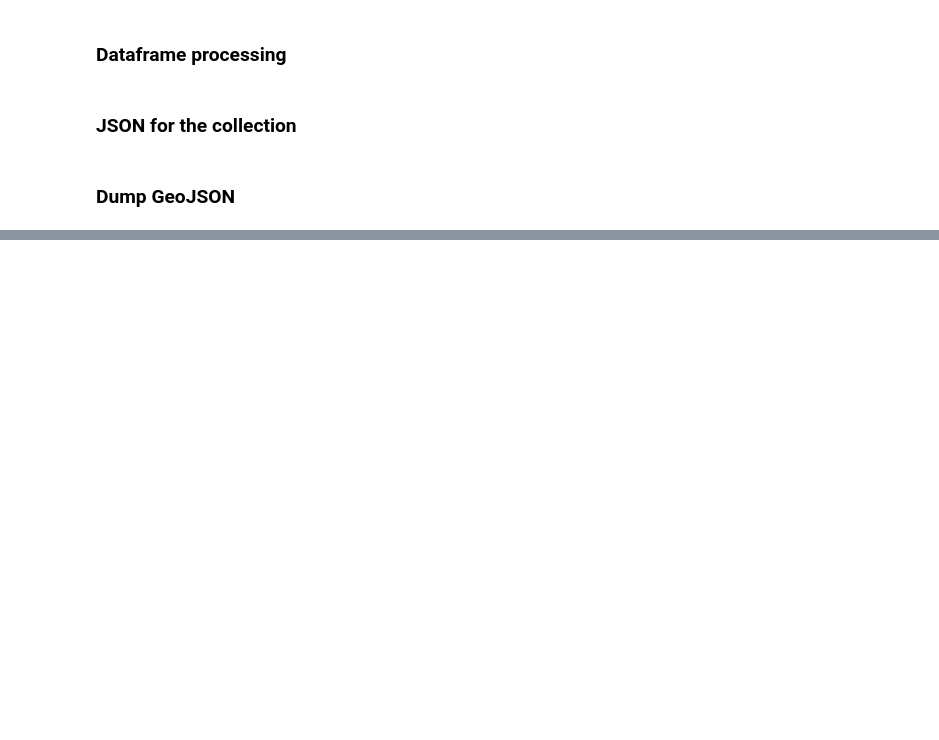
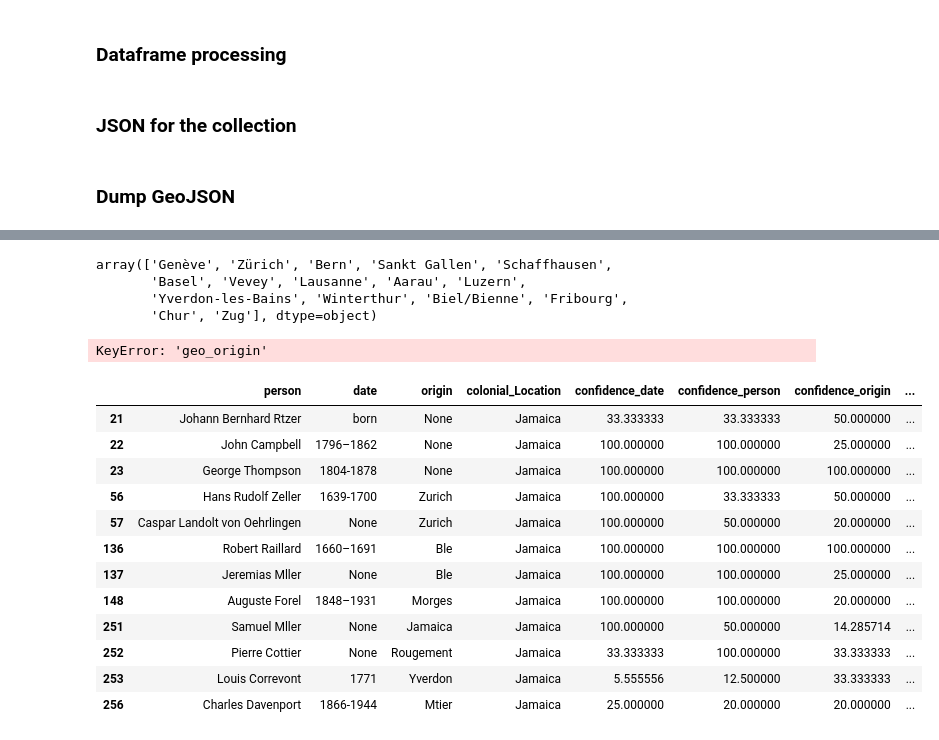
Before and after one commit to ych-wang/Colonial-heritage-in-Switzerland, a Jupyter notebook: GeoJson.ipynb, the cells around one changed output, grey strips where cells are left out. Cells and saved outputs as stored; diff of their text form; code cells hidden in the pictures; blank space fills up the shorter version.

```diff
--- a/GeoJson.ipynb
+++ b/GeoJson.ipynb
@@ -97,0 +114,27 @@ a_file = json.dump(overall_json, a_file)
+# %%
+df['origin_geo_name'].unique()
+# %% [output]
+array(['Genève', 'Zürich', 'Bern', 'Sankt Gallen', 'Schaffhausen',
+       'Basel', 'Vevey', 'Lausanne', 'Aarau', 'Luzern',
+       'Yverdon-les-Bains', 'Winterthur', 'Biel/Bienne', 'Fribourg',
+       'Chur', 'Zug'], dtype=object)
+# %%
+col_loc_geo_name
+# %% [output]
+KeyError: 'geo_origin'
+# %%
+df[df['col_capital']=='Kingston']['col']
+# %% [output]
+|  | person | date | origin | colonial_Location | confidence_date | confidence_person | confidence_origin | ... |
+| 21 | Johann Bernhard Rtzer | born | None | Jamaica | 33.333333 | 33.333333 | 50.000000 | ... |
+| 22 | John Campbell | 1796–1862 | None | Jamaica | 100.000000 | 100.000000 | 25.000000 | ... |
+| 23 | George Thompson | 1804-1878 | None | Jamaica | 100.000000 | 100.000000 | 100.000000 | ... |
+| 56 | Hans Rudolf Zeller | 1639-1700 | Zurich | Jamaica | 100.000000 | 33.333333 | 50.000000 | ... |
+| 57 | Caspar Landolt von Oehrlingen | None | Zurich | Jamaica | 100.000000 | 50.000000 | 20.000000 | ... |
+| 136 | Robert Raillard | 1660–1691 | Ble | Jamaica | 100.000000 | 100.000000 | 100.000000 | ... |
+| 137 | Jeremias Mller | None | Ble | Jamaica | 100.000000 | 100.000000 | 25.000000 | ... |
+| 148 | Auguste Forel | 1848–1931 | Morges | Jamaica | 100.000000 | 100.000000 | 20.000000 | ... |
+| 251 | Samuel Mller | None | Jamaica | Jamaica | 100.000000 | 50.000000 | 14.285714 | ... |
+| 252 | Pierre Cottier | None | Rougement | Jamaica | 33.333333 | 100.000000 | 33.333333 | ... |
+| 253 | Louis Correvont | 1771 | Yverdon | Jamaica | 5.555556 | 12.500000 | 33.333333 | ... |
+| 256 | Charles Davenport | 1866-1944 | Mtier | Jamaica | 25.000000 | 20.000000 | 20.000000 | ... |
```
Also changed, not shown: parts of 5 cells of this notebook.
